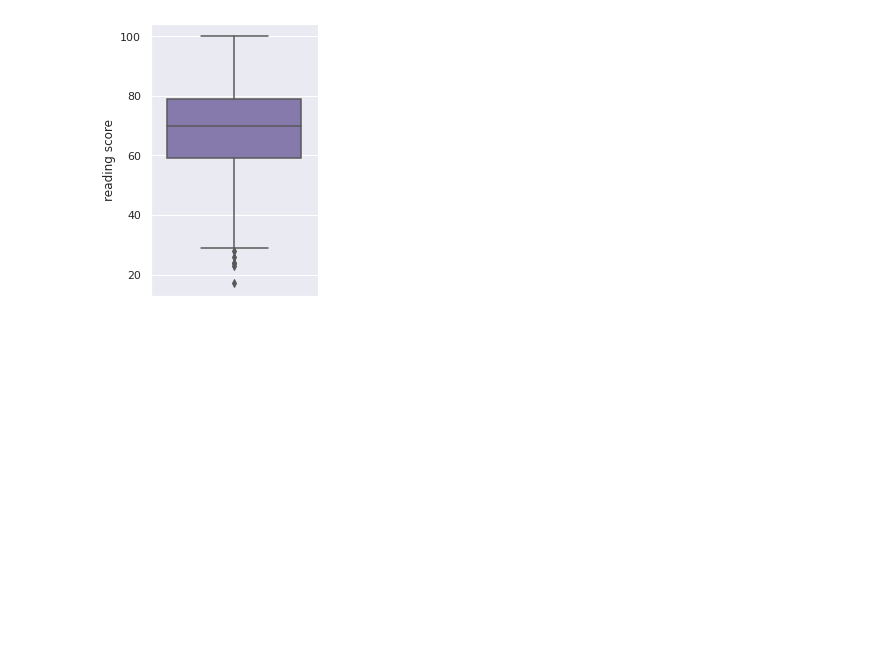
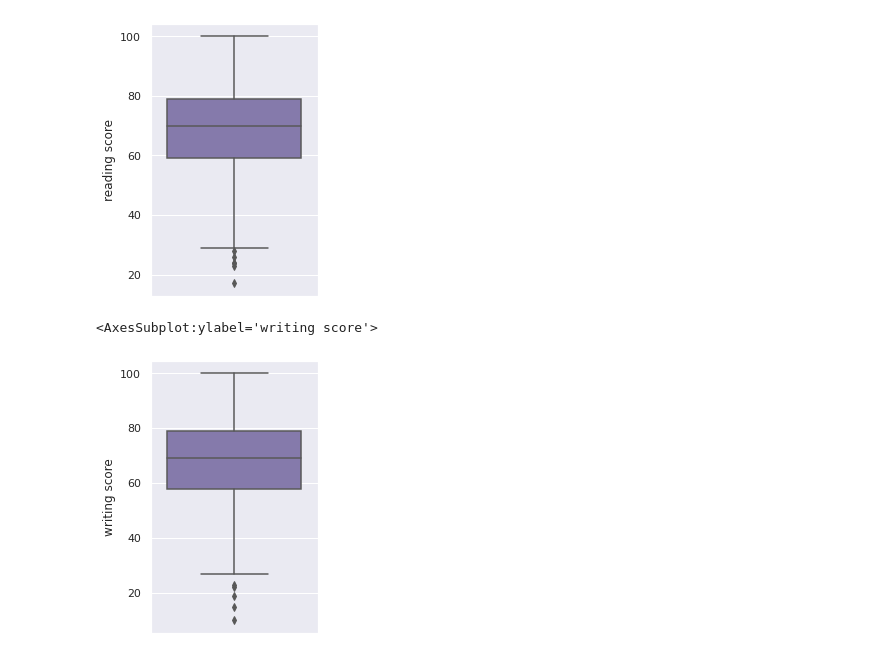
Before and after one commit to luis-fnogueira/students-performance, a Jupyter notebook: students-performance.ipynb, the cells around one changed output. Cells and saved outputs as stored; diff of their text form; code cells hidden in the pictures; blank space fills up the shorter version.

```diff
--- a/students-performance.ipynb
+++ b/students-performance.ipynb
@@ -101,3 +101,17 @@ sns.boxplot(y="reading score",
 # %% [output]
 <AxesSubplot:ylabel='reading score'>
 [figure]
+# %%
+# Distribution for writing score
+
+
+sns.set_theme(style="ticks", palette="pastel")
+
+sns.set(rc={"figure.figsize":(3, 5)}) #width=3, #height=5
+
+sns.boxplot(y="writing score",
+            palette=["m", "g"],
+            data=df)
+# %% [output]
+<AxesSubplot:ylabel='writing score'>
+[figure, added]
```
Also changed, not shown: parts of 1 cell of this notebook.
